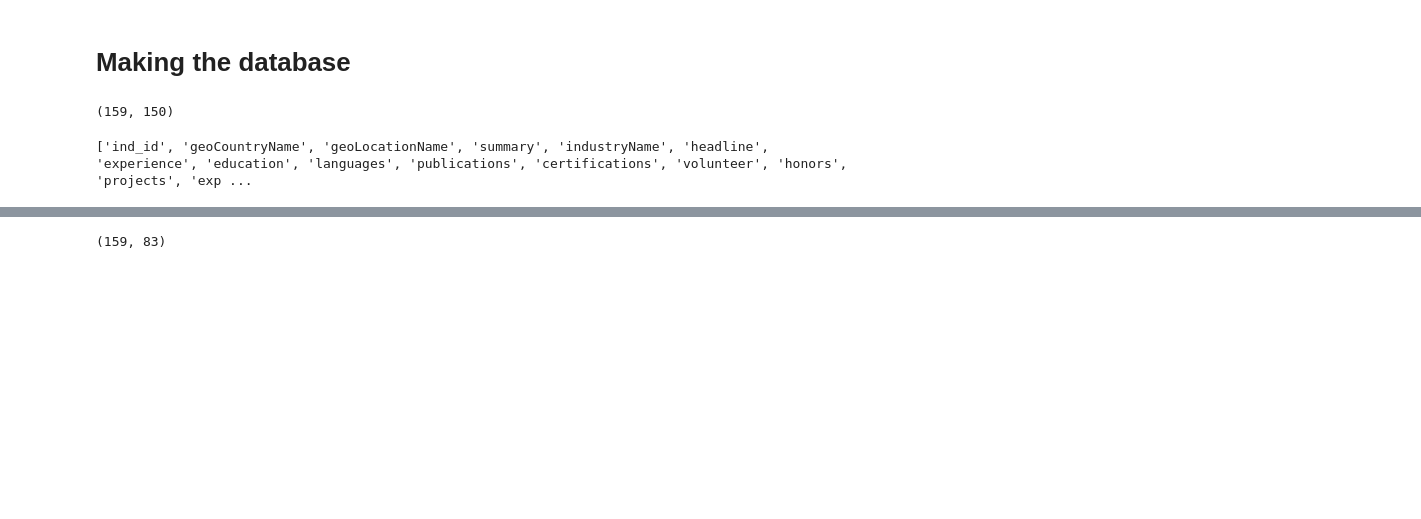
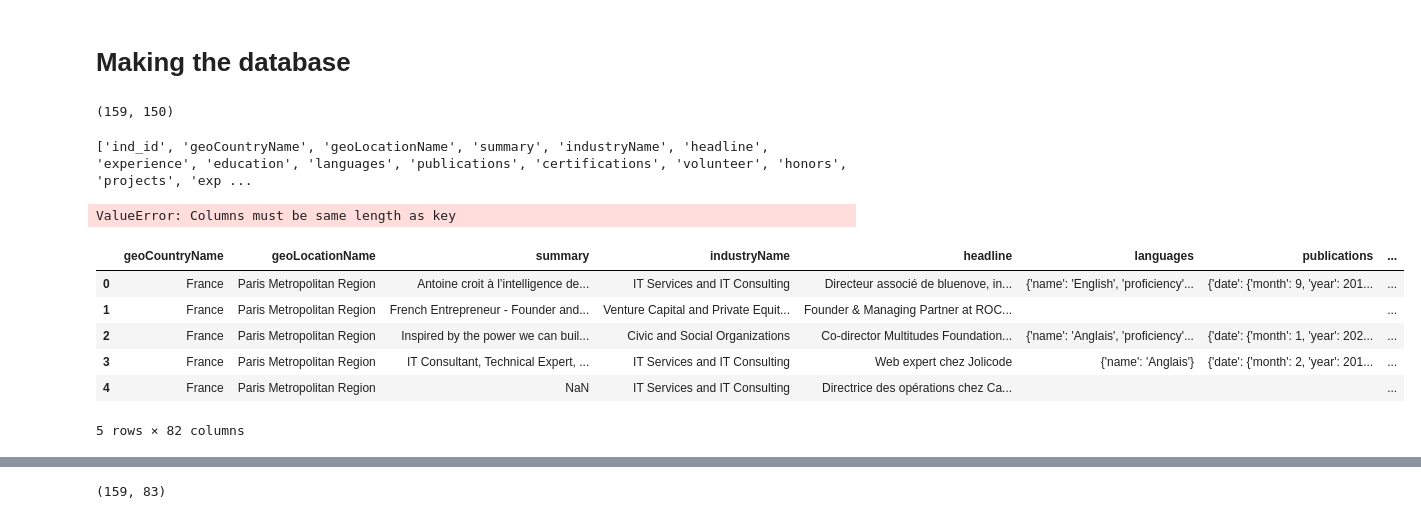
Before and after one commit to tatdef/IH_final_project, a Jupyter notebook: modeling/making_database.ipynb, the cells around one changed output, grey strips where cells are left out. Cells and saved outputs as stored; diff of their text form; code cells hidden in the pictures; blank space fills up the shorter version.

```diff
--- a/modeling/making_database.ipynb
+++ b/modeling/making_database.ipynb
@@ -23,0 +24,32 @@ data = data[['geoCountryName', 'geoLocationName', 'summary', 'industryName', 'he
+# %%
+cols_to_expl= ['languages','publications', 'certifications','volunteer', 'honors', 'projects']
+for i in cols_to_expl:
+    data[i] = data[i].str[1:-1]
+# data['publications'] = data['publications'].str[1:-1]
+# data['certifications'] = data['certifications'].str[1:-1]
+# data['volunteer'] = data['volunteer'].str[1:-1]
+# data['honors'] = data['honors'].str[1:-1]
+# data['projects'] = data['projects'].str[1:-1]
+# %%
+#data['languages']= dict(data['languages'])
+
+y = len(data['languages'])
+for x in range (1:y):
+    b=1
+    data[['languages'+str(b), 'languages'+str(b+1)]]=data['languages'].split("{", b, expand=True)
+
+# for i in cols_to_expl:
+#     y= len(i)
+#     data[i] = data[i].str.split("{", 6, expand=True)
+# %% [output]
+ValueError: Columns must be same length as key
+# %%
+data.head(5)
+# %% [output]
+|  | geoCountryName | geoLocationName | summary | industryName | headline | languages | publications | ... |
+| 0 | France | Paris Metropolitan Region | Antoine croit à l’intelligence de... | IT Services and IT Consulting | Directeur associé de bluenove, in... | {'name': 'English', 'proficiency'... | {'date': {'month': 9, 'year': 201... | ... |
+| 1 | France | Paris Metropolitan Region | French Entrepreneur - Founder and... | Venture Capital and Private Equit... | Founder & Managing Partner at ROC... |  |  | ... |
+| 2 | France | Paris Metropolitan Region | Inspired by the power we can buil... | Civic and Social Organizations | Co-director Multitudes Foundation... | {'name': 'Anglais', 'proficiency'... | {'date': {'month': 1, 'year': 202... | ... |
+| 3 | France | Paris Metropolitan Region | IT Consultant, Technical Expert, ... | IT Services and IT Consulting | Web expert chez Jolicode | {'name': 'Anglais'} | {'date': {'month': 2, 'year': 201... | ... |
+| 4 | France | Paris Metropolitan Region | NaN | IT Services and IT Consulting | Directrice des opérations chez Ca... |  |  | ... |
+5 rows × 82 columns
```
Also changed, not shown: parts of 60 cells of this notebook, 4 other files.
